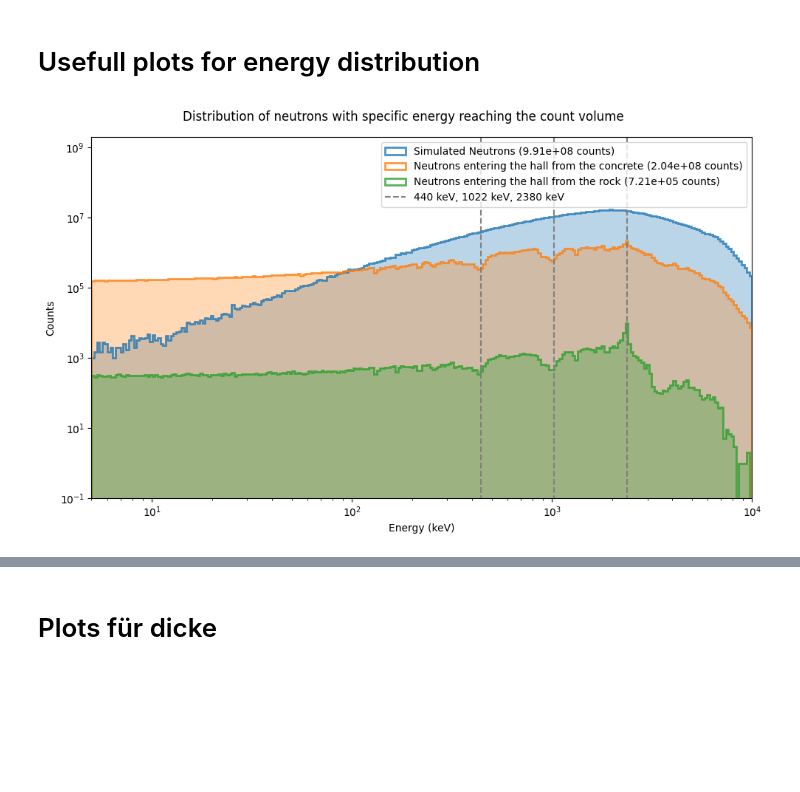
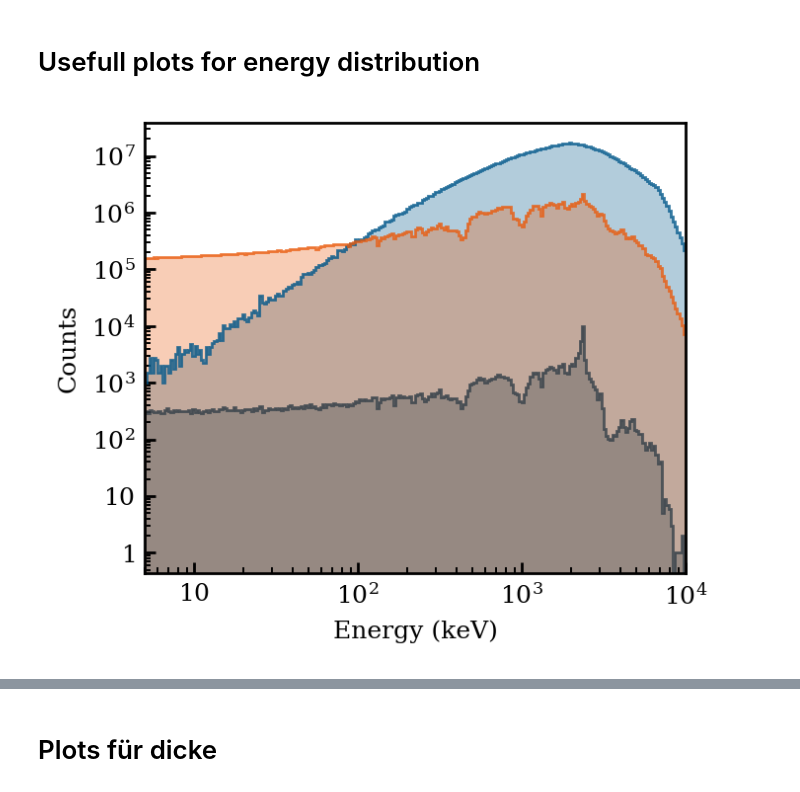
Before and after one commit to B-Koberg/XeSim, a Jupyter notebook: notebooks/Analysis_EnergyDist.ipynb, the cells around one changed output, grey strips where cells are left out. Cells and saved outputs as stored; diff of their text form; code cells hidden in the pictures; blank space fills up the shorter version.

Commit message:
further analysis and plots

```diff
--- a/notebooks/Analysis_EnergyDist.ipynb
+++ b/notebooks/Analysis_EnergyDist.ipynb
@@ -543,37 +558,34 @@ path = f"/home/b/bkoberg/AGW_LowRad/home/bkoberg/XeSim/notebooks/Data/{path_Vers
 hist_vals_list_r_lin = np.load(path, allow_pickle=True)['hist_vals_list']
 bin_edges_list_r_lin = np.load(path, allow_pickle=True)['bin_edges_list']
 # %%
-fig, ax = plt.subplots(1,1, figsize=(10, 6))
+
 
 vals_data = [hist_vals_list_c_log[0], hist_vals_list_c_log[3], hist_vals_list_r_log[3]]
 bin_data = [bin_edges_list_c_log[0], bin_edges_list_c_log[3], bin_edges_list_r_log[3]]
 labels = ['Simulated Neutrons', 'Neutrons entering the hall from the concrete', 'Neutrons entering the hall from the rock']
 
 lin_data = [hist_vals_list_c_lin[0], hist_vals_list_c_lin[3], hist_vals_list_r_lin[3]]
 
 #axs_flat = axs.flat  # Flatten the 2D array of axes
 
+col = ['lapis', 'orange', 'graphit']
+
 for i in range(len(vals_data)):
-    ax.hist(bin_data[i][:-1], bins=bin_data[i], weights=vals_data[i],
-            histtype='step', linewidth=2, color=colors[i],
+    plt.hist(bin_data[i][:-1], bins=bin_data[i], weights=vals_data[i],
+            histtype='step', color=xps.colors[col[i]],
             label=f'{labels[i]} ({sum(lin_data[i]):.2e} counts)', alpha=0.8)
-    ax.hist(bin_data[i][:-1], bins=bin_data[i], weights=vals_data[i],
-            histtype='stepfilled', color=colors[i], alpha=0.3)
+    plt.hist(bin_data[i][:-1], bins=bin_data[i], weights=vals_data[i],
+            histtype='stepfilled', color=xps.colors[col[i]], alpha=0.3)
 
-ax.vlines([440,1022, 2.38 * 1e3], 0, 2e9, colors='grey', linestyles='--', label='440 keV, 1022 keV, 2380 keV')
 
-ax.set_yscale('log')
-ax.set_xscale('log') if i%2 == 0 else ax.set_xscale('linear')
-ax.set_xlim(5, 10000)
-ax.set_ylim(0.1, 2e9)
-ax.set_xlabel('Energy (keV)')
-ax.set_ylabel('Counts')
-ax.legend()
-plt.suptitle(f'Distribution of neutrons with specific energy reaching the count volume')
-plt.tight_layout()
+plt.yscale('log')
+plt.xscale('log') if i%2 == 0 else plt.xscale('linear')
+plt.xlim(5, 10000)
+plt.xlabel('Energy (keV)')
+plt.ylabel('Counts')
 plt.savefig(f"/home/b/bkoberg/AGW_LowRad/home/bkoberg/XeSim/notebooks/Pictures/{path_Version}/{path_Material}/Neutron_Counts_sep.png")
 plt.savefig(f"/home/b/bkoberg/AGW_LowRad/home/bkoberg/XeSim/notebooks/Pictures/{path_Version}/{path_Material}/Neutron_Counts_sep.pdf")
 plt.show()
 # %% [output]
-[figure, old version]
+[figure, new version]
 # %%
```
Also changed, not shown: parts of 31 cells of this notebook, 57 other files.
